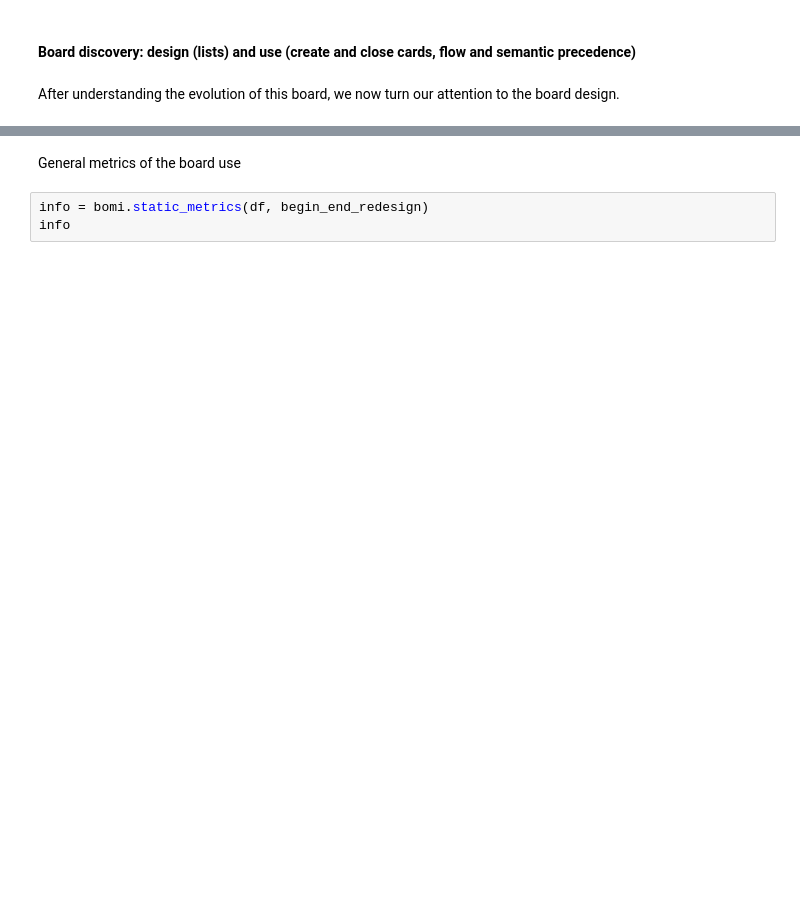
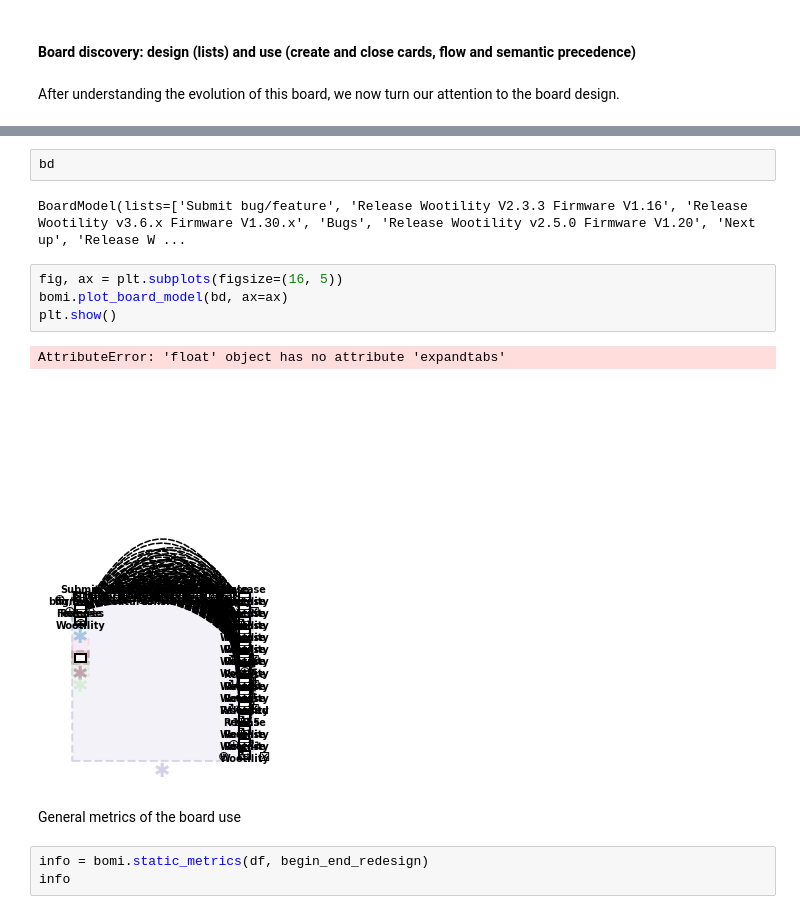
Before and after one commit to isa-group/board-mining, a Jupyter notebook: analysis_Wooting_roadmap.ipynb, the cells around one changed output, grey strips where cells are left out. Cells and saved outputs as stored; diff of their text form; blank space fills up the shorter version.

```diff
--- a/analysis_Wooting_roadmap.ipynb
+++ b/analysis_Wooting_roadmap.ipynb
@@ -97,3 +81,14 @@ bd
+# %%
+bd
+# %% [output]
+BoardModel(lists=['Submit bug/feature', 'Release Wootility V2.3.3 Firmware V1.16', 'Release Wootility v3.6.x Firmware V1.30.x', 'Bugs', 'Release Wootility v2.5.0 Firmware V1.20', 'Next up', 'Release W ...
+# %%
+fig, ax = plt.subplots(figsize=(16, 5))
+bomi.plot_board_model(bd, ax=ax)
+plt.show()
+# %% [output]
+AttributeError: 'float' object has no attribute 'expandtabs'
+[figure, added]
 # %% [markdown]
 General metrics of the board use
 # %%
```
Also changed, not shown: parts of 2 cells of this notebook, 41 other files.
